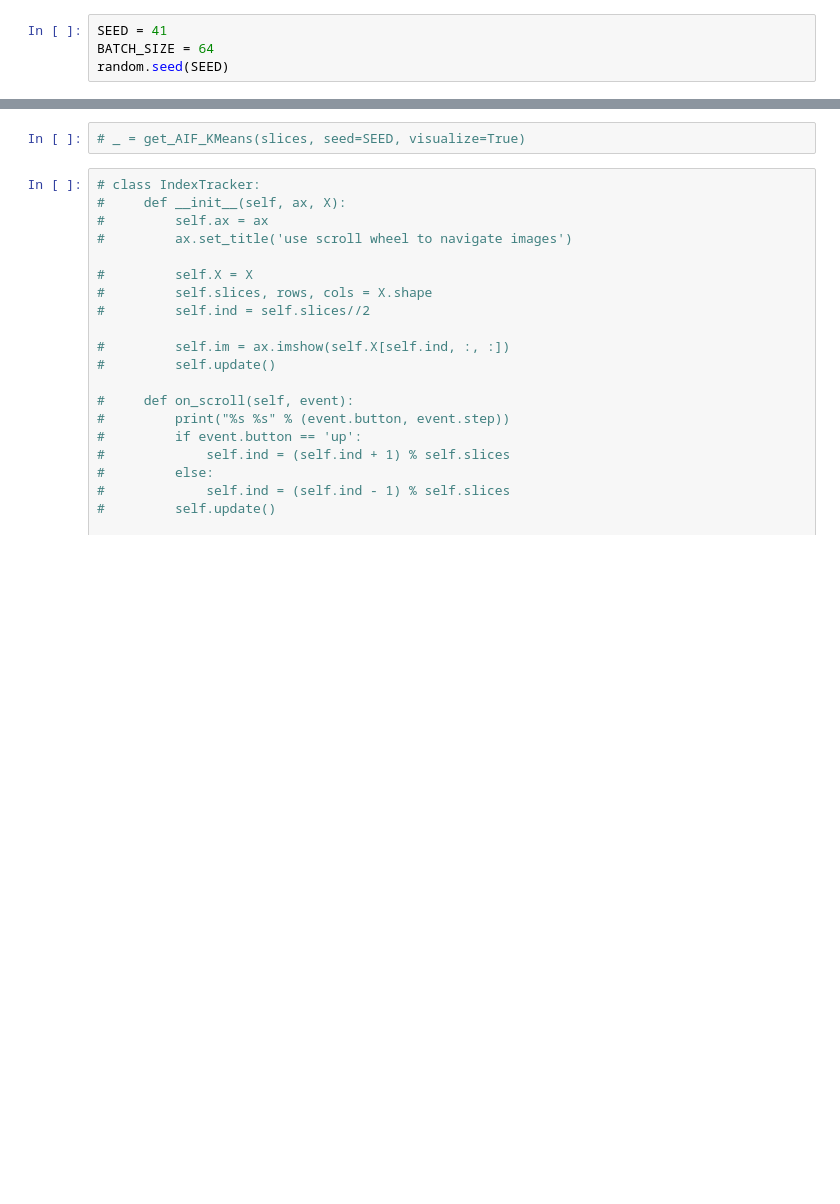
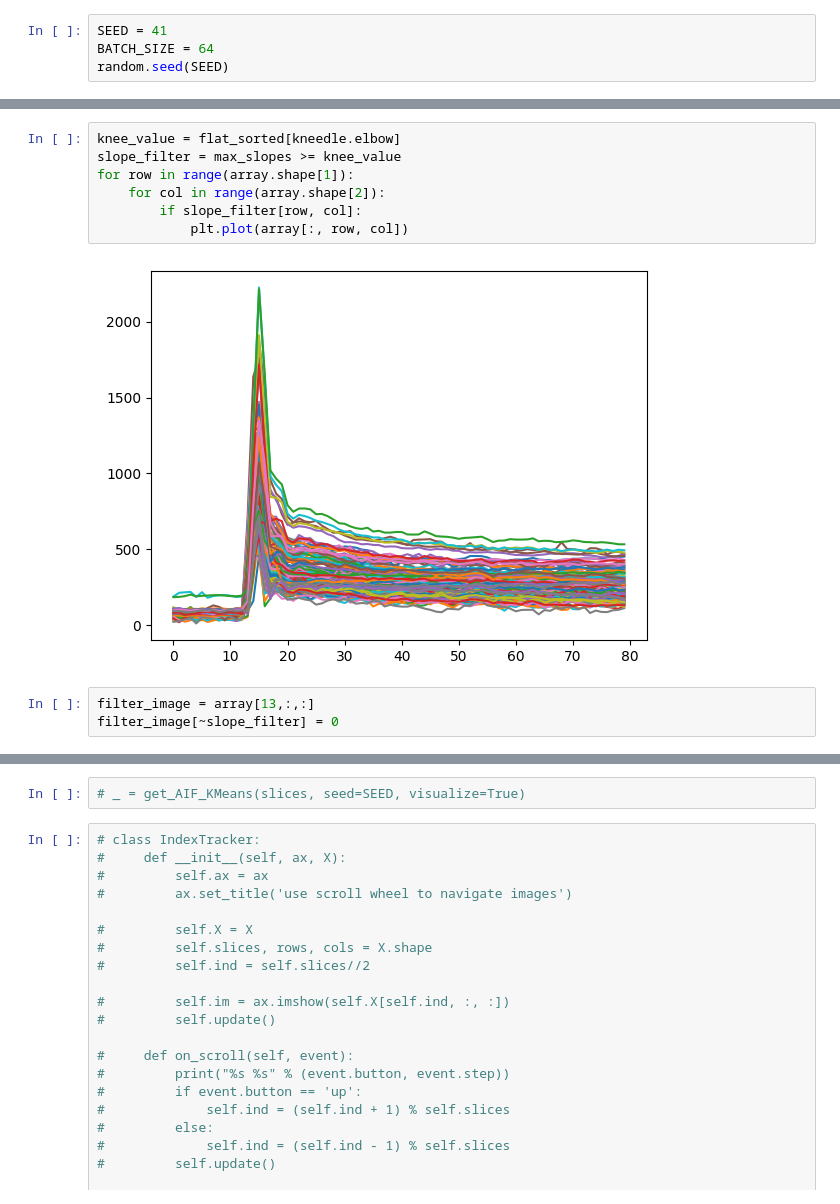
Before and after one commit to Skuvrik/Masterthesis, a Jupyter notebook: kladd.ipynb, the cells around one changed output, grey strips where cells are left out. Saved outputs shown, nothing was run; the diff lists cells and outputs as text; blank space fills up the shorter version.

```diff
--- a/kladd.ipynb
+++ b/kladd.ipynb
@@ -52,0 +41,12 @@ createLabelIndexCSV(label_path)
+# %%
+knee_value = flat_sorted[kneedle.elbow]
+slope_filter = max_slopes >= knee_value
+for row in range(array.shape[1]):
+    for col in range(array.shape[2]):
+        if slope_filter[row, col]:
+            plt.plot(array[:, row, col])
+# %% [output]
+[figure, added]
+# %%
+filter_image = array[13,:,:]
+filter_image[~slope_filter] = 0
```
Also changed, not shown: parts of 15 cells of this notebook, 11 other files.
